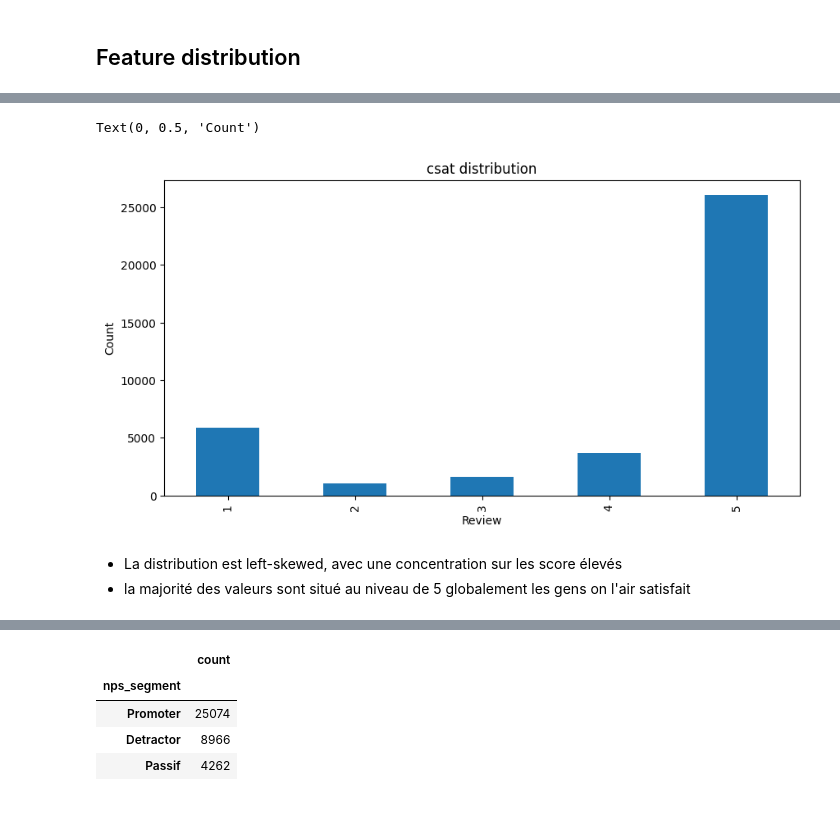
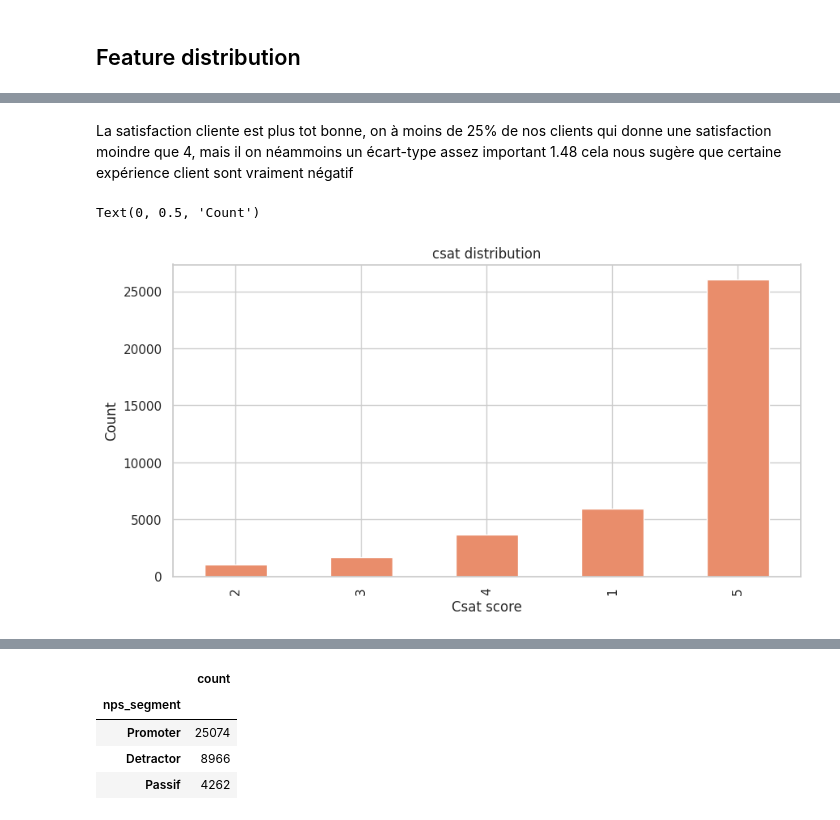
Before and after one commit to forSplinter/free_llm_2026_Intership, a Jupyter notebook: EDA_Preprocesing.ipynb, the cells around one changed output, grey strips where cells are left out. Saved outputs shown, nothing was run; the diff lists cells and outputs as text; code cells hidden in the pictures.

```diff
--- a/EDA_Preprocesing.ipynb
+++ b/EDA_Preprocesing.ipynb
@@ -39,8 +39,8 @@ def db_loader_csv(db_dir: str, table: str, csv_output:str) -> pd.DataFrame :
 # %% [output]
 /content/drive/MyDrive/free_LLM_2026/technical_test
 # %%
-db_dir = 'db.sqlite'
-csv_dir = 'data/csat_extract.csv'
+db_dir = os.path.abspath('db.sqlite')
+csv_dir = os.path.abspath('data/csat_extract.csv')
 table = 'csat_extract'
 df = db_loader_csv(db_dir,table, csv_dir)
 # %% [output]
@@ -52,3 +52,6 @@ import numpy as np
 import seaborn as sns
 %matplotlib inline
 import matplotlib.pyplot as plt
+sns.set_context('notebook')
+sns.set_palette('flare')
+sns.set_style(style='whitegrid')
@@ -245,13 +273,12 @@ df_nums.describe().T
+# %% [markdown]
+La satisfaction cliente est plus tot bonne, on à moins de 25% de nos clients qui donne une satisfaction moindre que 4, mais il on néammoins un écart-type assez important 1.48 cela nous sugère que certaine expérience client sont vraiment négatif
 # %%
 #let see the repartition of this variable
-ax = df_nums['csat'].value_counts().sort_index() \
+ax = df['csat'].value_counts().sort_values() \
     .plot(kind='bar', title='csat distribution',
           figsize=(10, 5),)
-ax.set_xlabel('Review')
+ax.set_xlabel('Csat score')
 ax.set_ylabel('Count')
 # %% [output]
 Text(0, 0.5, 'Count')
-[figure, old version]
+[figure, new version]
-# %% [markdown]
-* La distribution est left-skewed, avec une concentration sur les score élevés
-* la majorité des valeurs sont situé au niveau de 5 globalement les gens on l'air satisfait
```
Also changed, not shown: parts of 33 cells of this notebook.
